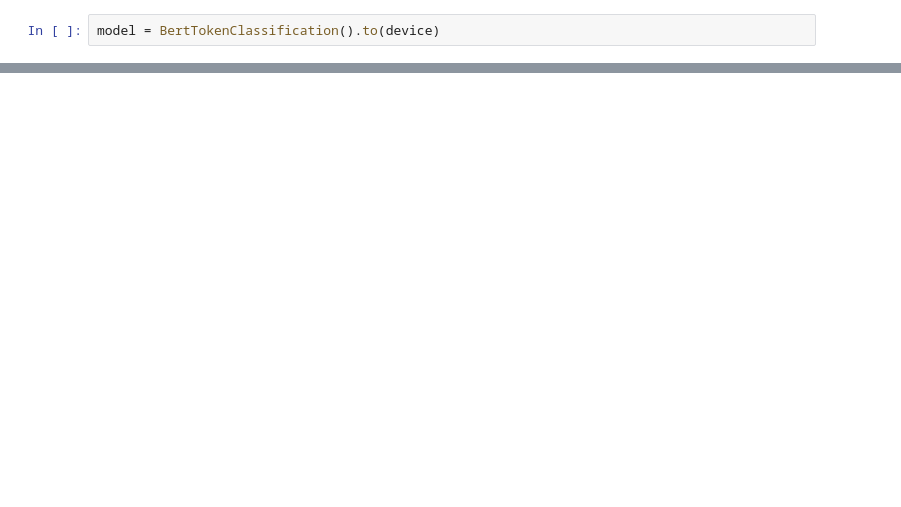
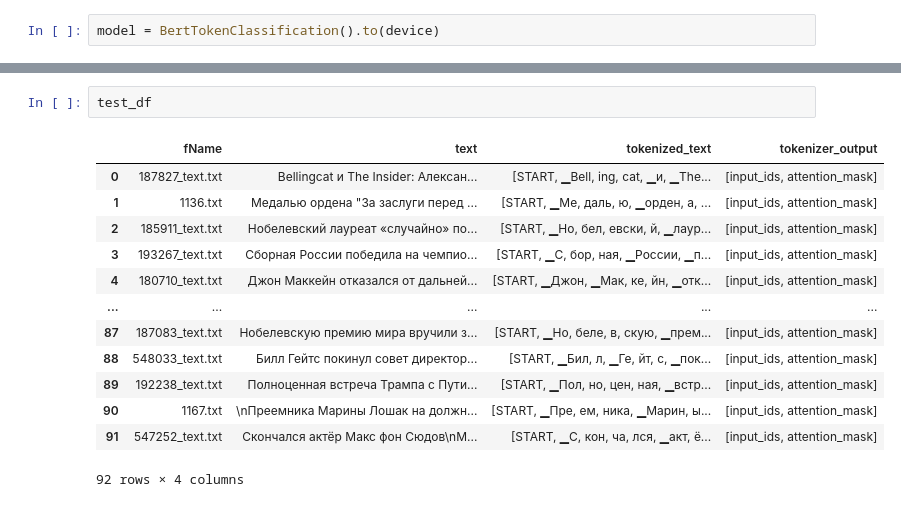
Before and after one commit to naryst/NER_russian_BERT, a Jupyter notebook: training.ipynb, the cells around one changed output, grey strips where cells are left out. Saved outputs shown, nothing was run; the diff lists cells and outputs as text; blank space fills up the shorter version.

```diff
--- a/training.ipynb
+++ b/training.ipynb
@@ -388,0 +491,16 @@ train_loop(model, train_data, val_data)
+# %%
+test_df
+# %% [output]
+|  | fName | text | tokenized_text | tokenizer_output |
+| 0 | 187827_text.txt | Bellingcat и The Insider: Алексан... | [START, ▁Bell, ing, cat, ▁и, ▁The... | [input_ids, attention_mask] |
+| 1 | 1136.txt | Медалью ордена "За заслуги перед ... | [START, ▁Ме, даль, ю, ▁орден, а, ... | [input_ids, attention_mask] |
+| 2 | 185911_text.txt | Нобелевский лауреат «случайно» по... | [START, ▁Но, бел, евски, й, ▁лаур... | [input_ids, attention_mask] |
+| 3 | 193267_text.txt | Сборная России победила на чемпио... | [START, ▁С, бор, ная, ▁России, ▁п... | [input_ids, attention_mask] |
+| 4 | 180710_text.txt | Джон Маккейн отказался от дальней... | [START, ▁Джон, ▁Мак, ке, йн, ▁отк... | [input_ids, attention_mask] |
+| ... | ... | ... | ... | ... |
+| 87 | 187083_text.txt | Нобелевскую премию мира вручили з... | [START, ▁Но, беле, в, скую, ▁прем... | [input_ids, attention_mask] |
+| 88 | 548033_text.txt | Билл Гейтс покинул совет директор... | [START, ▁Бил, л, ▁Ге, йт, с, ▁пок... | [input_ids, attention_mask] |
+| 89 | 192238_text.txt | Полноценная встреча Трампа с Пути... | [START, ▁Пол, но, цен, ная, ▁встр... | [input_ids, attention_mask] |
+| 90 | 1167.txt | \nПреемника Марины Лошак на должн... | [START, ▁Пре, ем, ника, ▁Марин, ы... | [input_ids, attention_mask] |
+| 91 | 547252_text.txt | Скончался актёр Макс фон Сюдов\nМ... | [START, ▁С, кон, ча, лся, ▁акт, ё... | [input_ids, attention_mask] |
+92 rows × 4 columns
```
Also changed, not shown: parts of 28 cells of this notebook.
